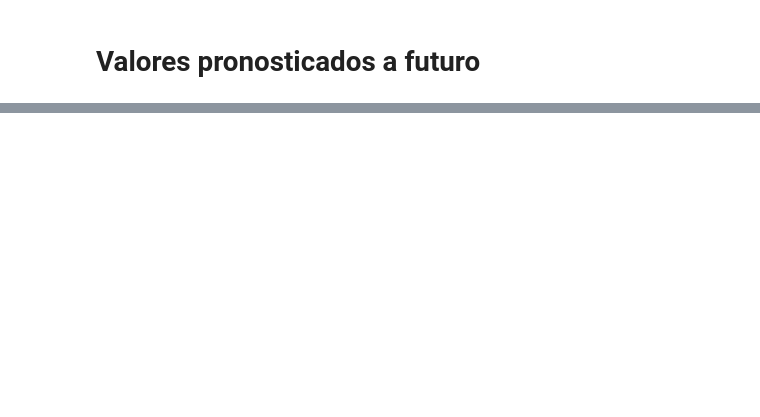
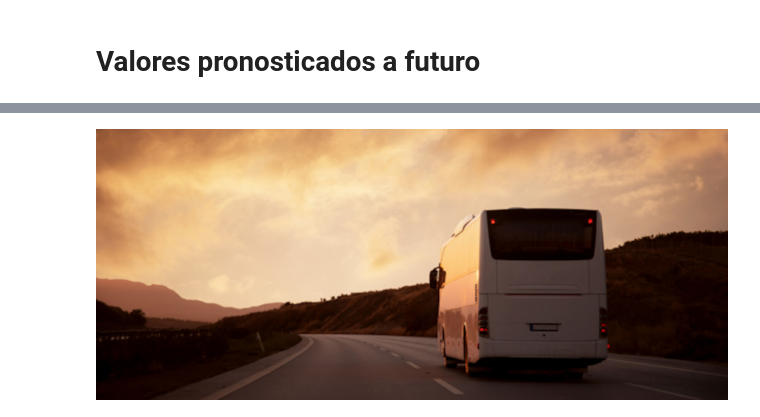
Before and after one commit to ta-data-mexpt/statistical-analysis-project, a Jupyter notebook: tatamotors_time.ipynb, the cells around one changed output, grey strips where cells are left out. Drawn from its saved outputs; the diff is of its cells as text; code cells hidden in the pictures; blank space fills up the shorter version.

```diff
--- a/tatamotors_time.ipynb
+++ b/tatamotors_time.ipynb
@@ -273,0 +279,4 @@ plt.show()
+# %%
+display.Image('./imgs/autobus.jpg')
+# %% [output]
+[figure, added]
```
Also changed, not shown: parts of 23 cells of this notebook, 1 other file.
